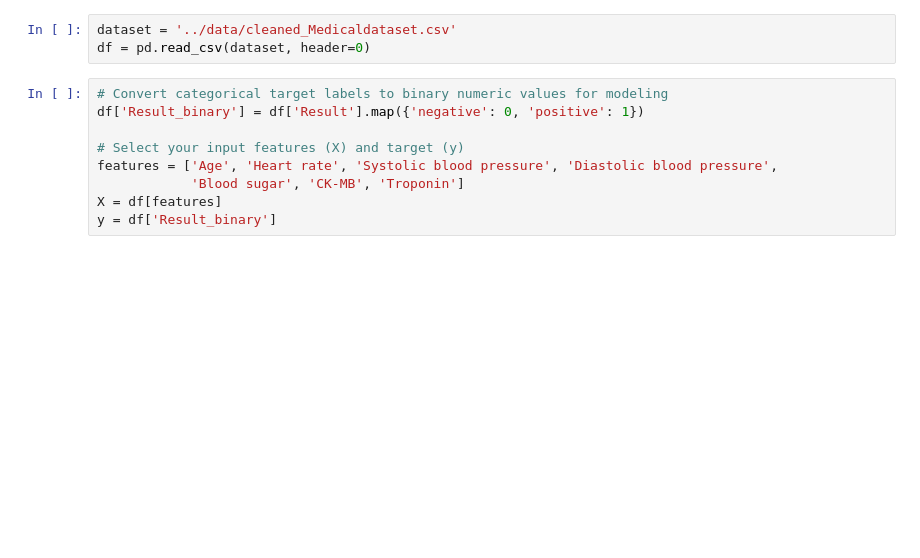
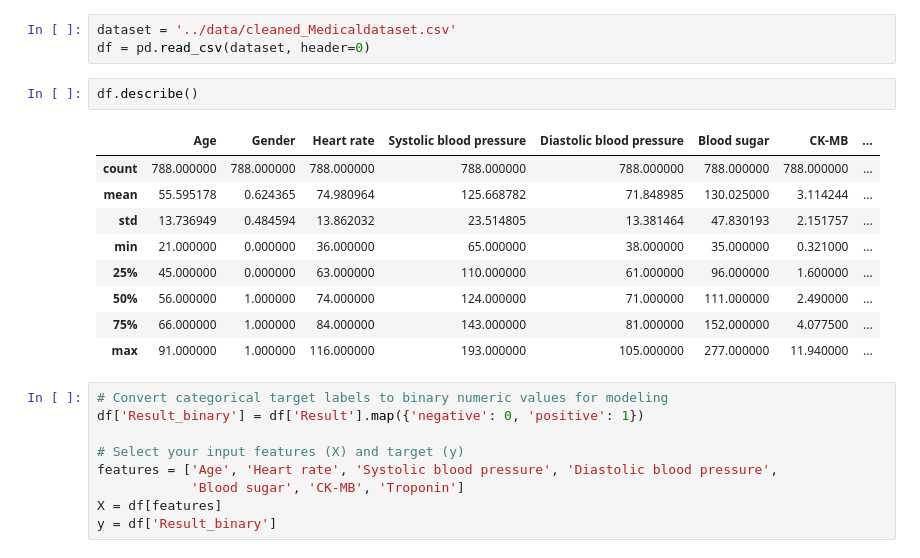
Before and after one commit to qmer05/bi-heart-attack-exam-project, a Jupyter notebook: sprint_3_data_modelling/logistic_regression.ipynb, the cells around one changed output. Saved outputs shown, nothing was run; the diff lists cells and outputs as text; blank space fills up the shorter version.

```diff
--- a/sprint_3_data_modelling/logistic_regression.ipynb
+++ b/sprint_3_data_modelling/logistic_regression.ipynb
@@ -33,6 +33,18 @@ from sklearn.model_selection import cross_val_score, StratifiedKFold
 # %%
 dataset = '../data/cleaned_Medicaldataset.csv'
 df = pd.read_csv(dataset, header=0)
+# %%
+df.describe()
+# %% [output]
+|  | Age | Gender | Heart rate | Systolic blood pressure | Diastolic blood pressure | Blood sugar | CK-MB | ... |
+| count | 788.000000 | 788.000000 | 788.000000 | 788.000000 | 788.000000 | 788.000000 | 788.000000 | ... |
+| mean | 55.595178 | 0.624365 | 74.980964 | 125.668782 | 71.848985 | 130.025000 | 3.114244 | ... |
+| std | 13.736949 | 0.484594 | 13.862032 | 23.514805 | 13.381464 | 47.830193 | 2.151757 | ... |
+| min | 21.000000 | 0.000000 | 36.000000 | 65.000000 | 38.000000 | 35.000000 | 0.321000 | ... |
+| 25% | 45.000000 | 0.000000 | 63.000000 | 110.000000 | 61.000000 | 96.000000 | 1.600000 | ... |
+| 50% | 56.000000 | 1.000000 | 74.000000 | 124.000000 | 71.000000 | 111.000000 | 2.490000 | ... |
+| 75% | 66.000000 | 1.000000 | 84.000000 | 143.000000 | 81.000000 | 152.000000 | 4.077500 | ... |
+| max | 91.000000 | 1.000000 | 116.000000 | 193.000000 | 105.000000 | 277.000000 | 11.940000 | ... |
 # %%
 # Convert categorical target labels to binary numeric values for modeling
 df['Result_binary'] = df['Result'].map({'negative': 0, 'positive': 1})
```
Also changed, not shown: parts of 2 cells of this notebook, 3 other files.
